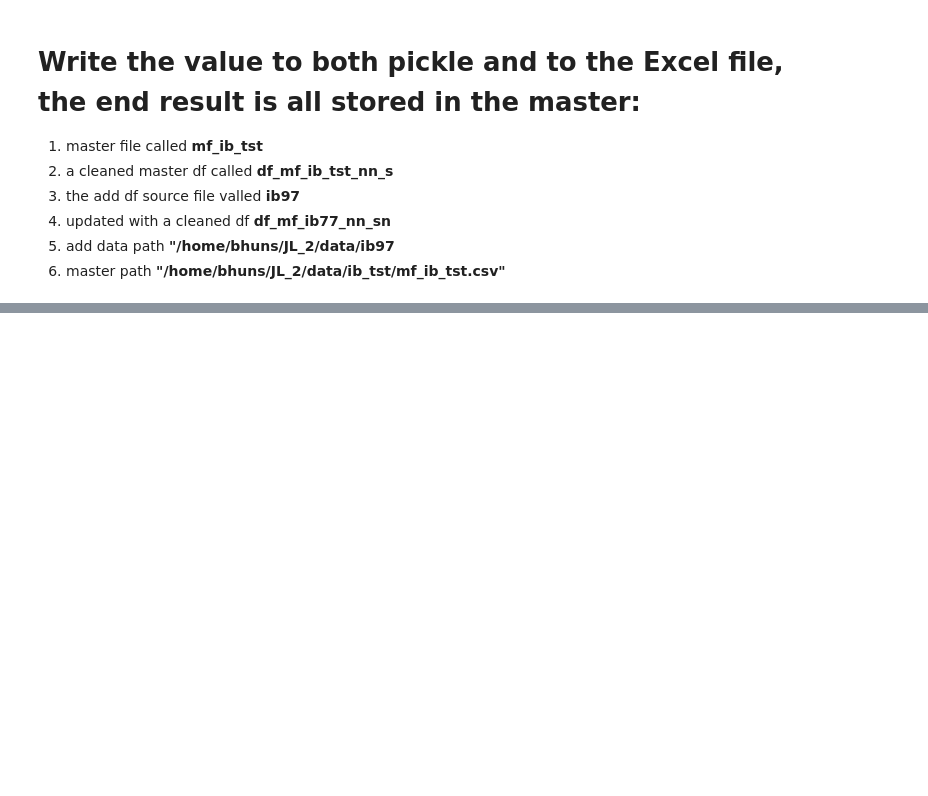
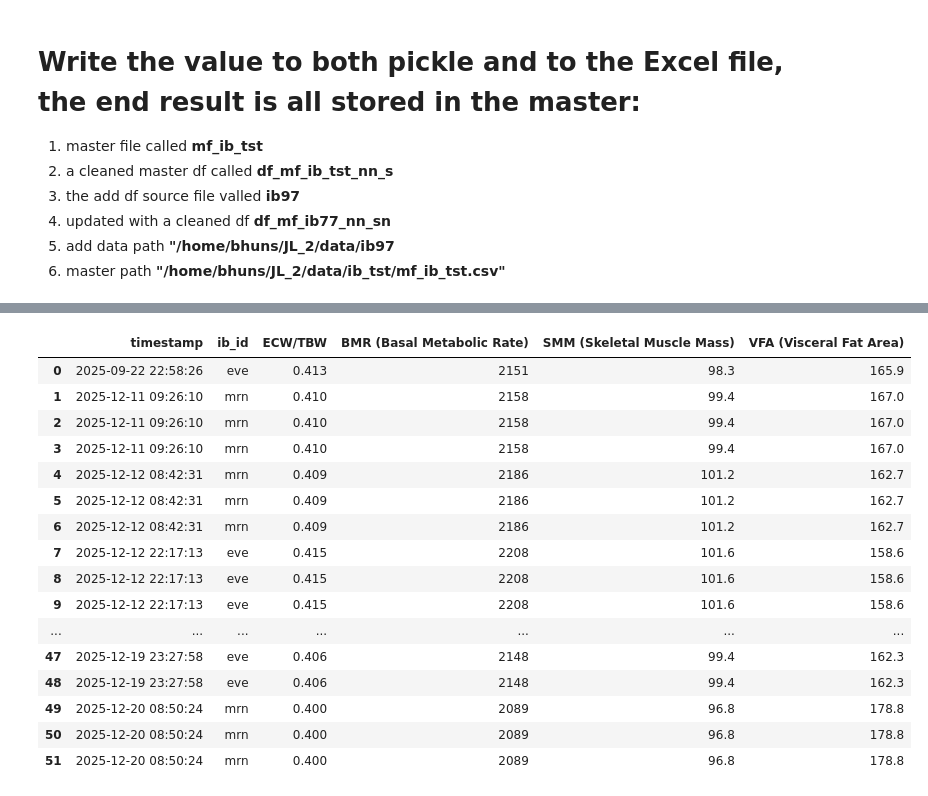
Before and after one commit to 1ratlabs/JL_2, a Jupyter notebook: col_wise_import.ipynb, the cells around one changed output, grey strips where cells are left out. Saved outputs shown, nothing was run; the diff lists cells and outputs as text; code cells hidden in the pictures; blank space fills up the shorter version.

```diff
--- a/col_wise_import.ipynb
+++ b/col_wise_import.ipynb
@@ -810,0 +853,21 @@ df_mf_ib_tst
+# %%
+df_mf_ib_tst_nn_s[["timestamp",'ib_id',"ECW/TBW", 'BMR (Basal Metabolic Rate)',"SMM (Skeletal Muscle Mass)",'VFA (Visceral Fat Area)'
+]]
+# %% [output]
+|  | timestamp | ib_id | ECW/TBW | BMR (Basal Metabolic Rate) | SMM (Skeletal Muscle Mass) | VFA (Visceral Fat Area) |
+| 0 | 2025-09-22 22:58:26 | eve | 0.413 | 2151 | 98.3 | 165.9 |
+| 1 | 2025-12-11 09:26:10 | mrn | 0.410 | 2158 | 99.4 | 167.0 |
+| 2 | 2025-12-11 09:26:10 | mrn | 0.410 | 2158 | 99.4 | 167.0 |
+| 3 | 2025-12-11 09:26:10 | mrn | 0.410 | 2158 | 99.4 | 167.0 |
+| 4 | 2025-12-12 08:42:31 | mrn | 0.409 | 2186 | 101.2 | 162.7 |
+| 5 | 2025-12-12 08:42:31 | mrn | 0.409 | 2186 | 101.2 | 162.7 |
+| 6 | 2025-12-12 08:42:31 | mrn | 0.409 | 2186 | 101.2 | 162.7 |
+| 7 | 2025-12-12 22:17:13 | eve | 0.415 | 2208 | 101.6 | 158.6 |
+| 8 | 2025-12-12 22:17:13 | eve | 0.415 | 2208 | 101.6 | 158.6 |
+| 9 | 2025-12-12 22:17:13 | eve | 0.415 | 2208 | 101.6 | 158.6 |
+| ... | ... | ... | ... | ... | ... | ... |
+| 47 | 2025-12-19 23:27:58 | eve | 0.406 | 2148 | 99.4 | 162.3 |
+| 48 | 2025-12-19 23:27:58 | eve | 0.406 | 2148 | 99.4 | 162.3 |
+| 49 | 2025-12-20 08:50:24 | mrn | 0.400 | 2089 | 96.8 | 178.8 |
+| 50 | 2025-12-20 08:50:24 | mrn | 0.400 | 2089 | 96.8 | 178.8 |
+| 51 | 2025-12-20 08:50:24 | mrn | 0.400 | 2089 | 96.8 | 178.8 |
```
Also changed, not shown: parts of 5 cells of this notebook.
